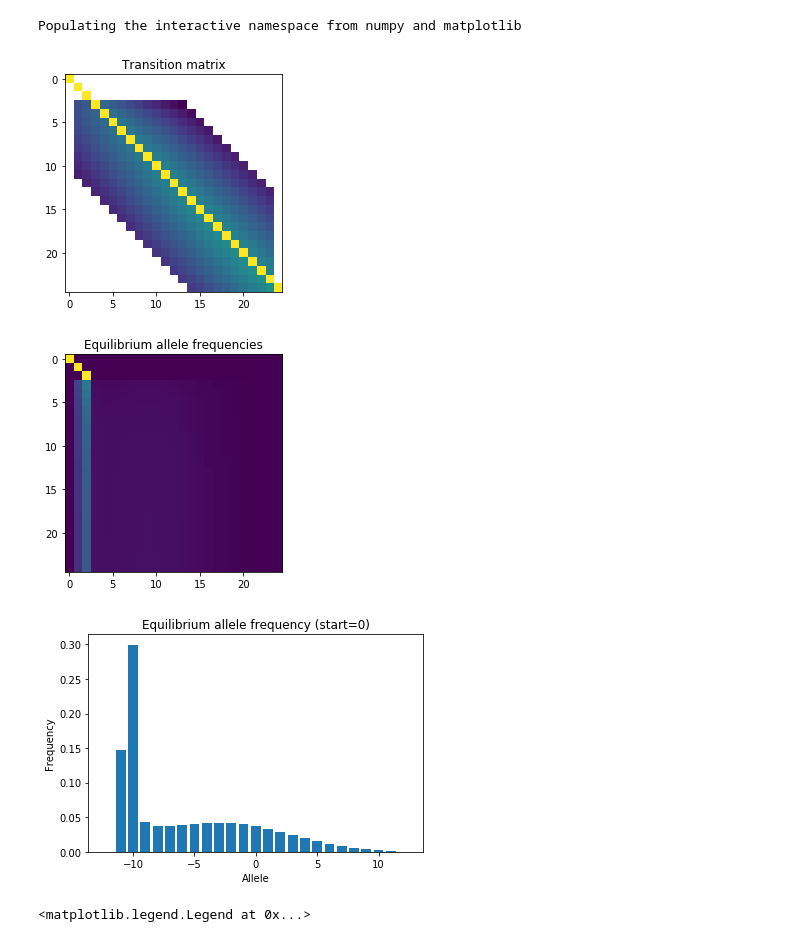
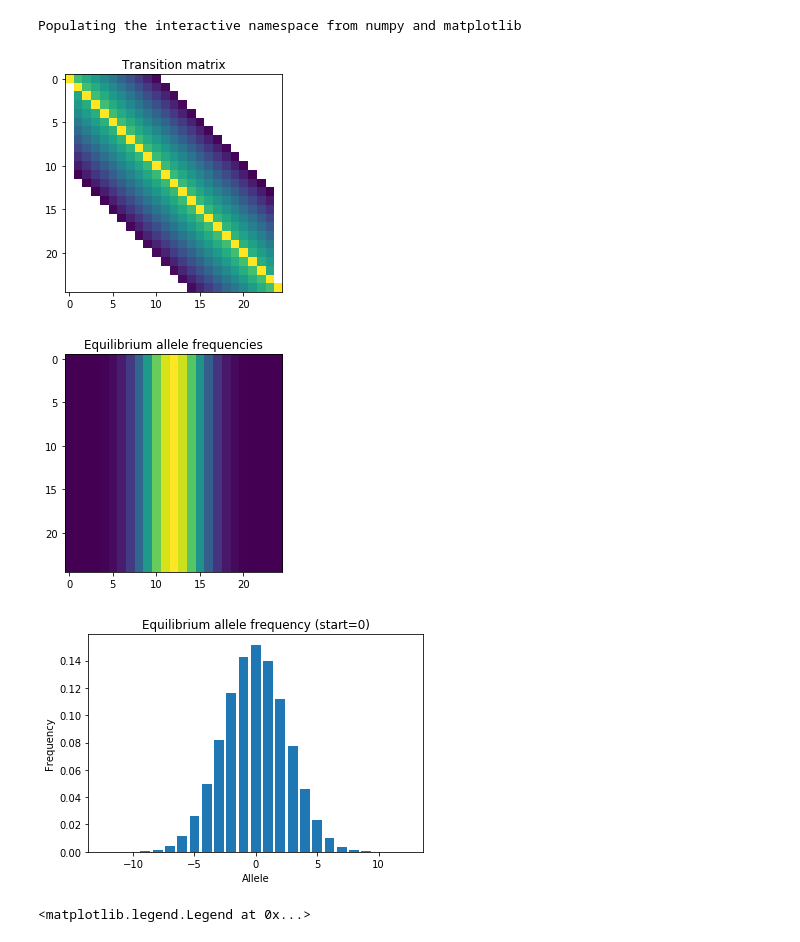
Before and after one commit to gymreklab/mutea-autosomal, a Jupyter notebook: misc/str-selection/STRSelectionModeling.ipynb, the cells around one changed output. Drawn from its saved outputs; the diff is of its cells as text; code cells hidden in the pictures.

```diff
--- a/misc/str-selection/STRSelectionModeling.ipynb
+++ b/misc/str-selection/STRSelectionModeling.ipynb
@@ -69,41 +69,41 @@ NUM_ALLELES = 25
 
 PARAM_beta = 0.1
 PARAM_mu = 10e-5
-PARAM_p = 0.5
-PARAM_S = 0.01
-PARAM_L = 0.1*PARAM_mu
+PARAM_p = 0.9
+PARAM_S = 0
+PARAM_L = 0.01*PARAM_mu
 
 transition_matrix = GetTransitionMatrix(NUM_ALLELES, PARAM_mu, PARAM_beta, PARAM_p, PARAM_S, PARAM_L)
 
 # Visualize matrix after 1 gen
 fig = plt.figure()
 ax = fig.add_subplot(111)
 ax.imshow(np.log10(transition_matrix))
 ax.set_title("Transition matrix")
 
 # Visualize matrix after N gen
 # Each row i gives equilibrium allele freq given starting at allele i
 # 0 is "optimal"
 NUM_GEN = 1000000
 eql_matrix = np.matrix(transition_matrix)**NUM_GEN
 np.clip(eql_matrix, 1e-10, 1.0, out=eql_matrix)
 fig = plt.figure()
 ax = fig.add_subplot(111)
 ax.imshow(eql_matrix)
 ax.set_title("Equilibrium allele frequencies")
 
 # Vis equilibrium allele freq distribution for starting at "optimal" (0)
 afreqs = np.array(eql_matrix[int(NUM_ALLELES/2),:])[0]
 fig = plt.figure()
 ax = fig.add_subplot(111)
 ax.bar(list(range(-1*int(NUM_ALLELES/2), int(NUM_ALLELES/2)+1)), afreqs)
 ax.set_title("Equilibrium allele frequency (start=0)")
 ax.set_xlabel("Allele")
 ax.set_ylabel("Frequency");
 # %% [output]
-[figure, old version]
+[figure, new version]
-[figure, old version]
+[figure, new version]
-[figure, old version]
+[figure, new version]
 # %%
 #### Look at expected heterozygosity as a function of S (fixing all other params) ####
 
```
Also changed, not shown: 3 other files.
